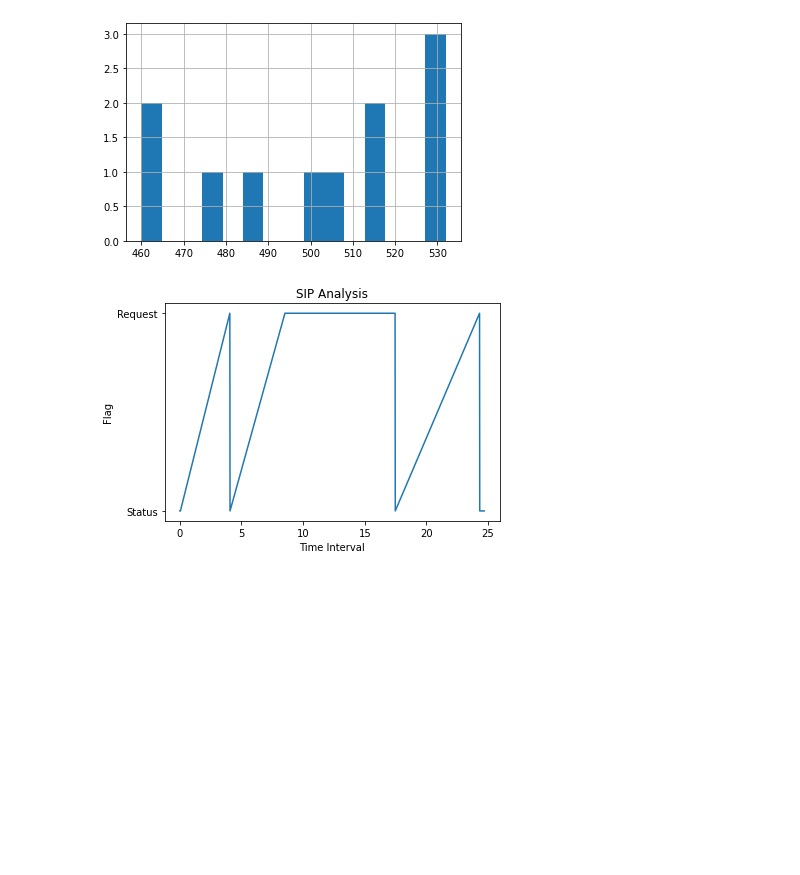
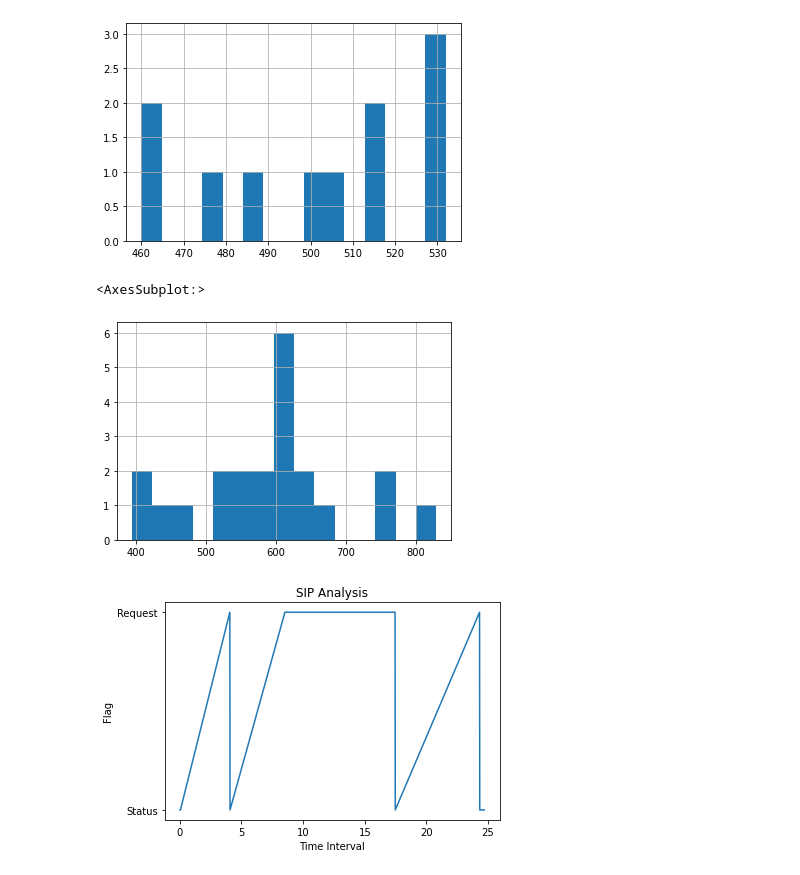
Before and after one commit to akashdecoder/CISCO_PROJECT_SIP_PROTOCOL, a Jupyter notebook: SIPAnalysis.ipynb, the cells around one changed output. Cells and saved outputs as stored; diff of their text form; code cells hidden in the pictures; blank space fills up the shorter version.

```diff
--- a/SIPAnalysis.ipynb
+++ b/SIPAnalysis.ipynb
@@ -24,3 +24,5 @@ df
 df.shape[0]
 # %% [output]
 4269
+# %%
+df1 = pd.read_csv('sip1.csv')
@@ -92,6 +193,13 @@ df[df['Protocol']=='SIP'].Length.hist(bins=15)
 # %% [output]
 <AxesSubplot:>
 [figure]
+# %%
+#Plot of Packets Length of SIP in File 1
+%matplotlib inline
+df1[df1['Protocol']=='SIP'].Length.hist(bins=15)
+# %% [output]
+<AxesSubplot:>
+[figure, added]
 # %%
 import matplotlib.pyplot as plt
 # %%
```
Also changed, not shown: parts of 14 cells of this notebook, 3 other files.
